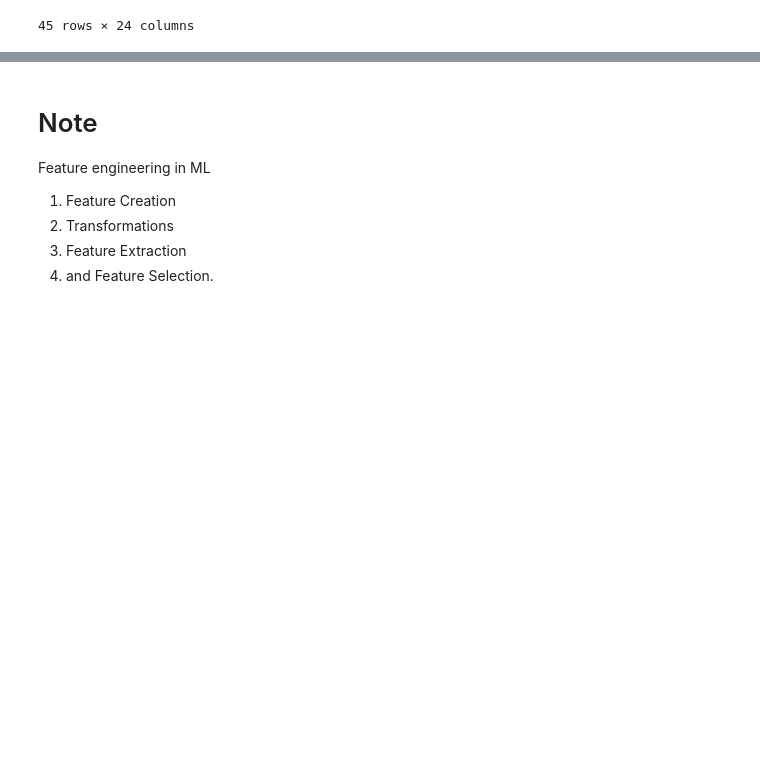
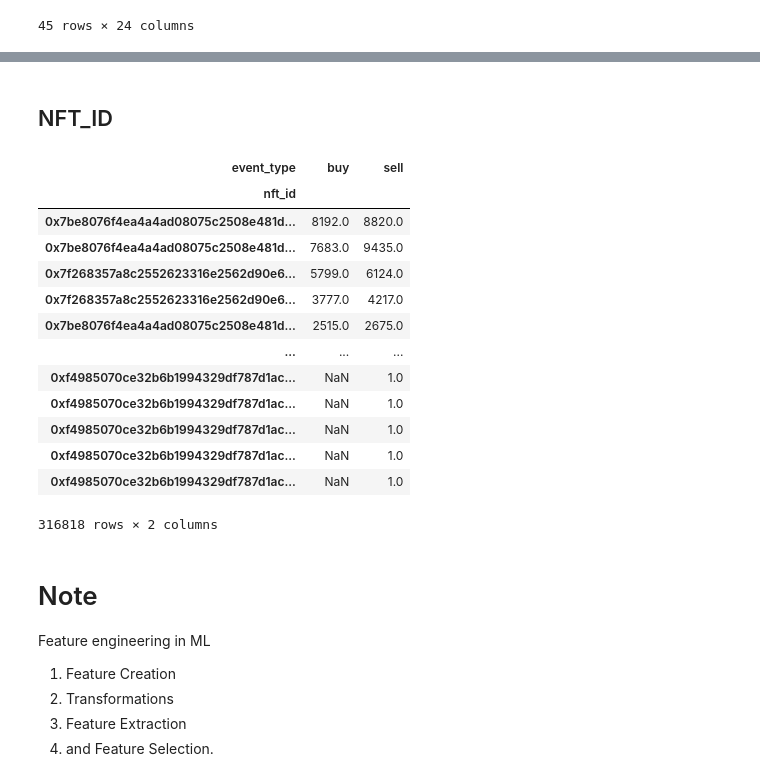
Before and after one commit to Cryptoro-DAO/OpenSea-API-crawler, a Jupyter notebook: Wallets Feature Engineering.ipynb, the cells around one changed output, grey strips where cells are left out. Drawn from its saved outputs; the diff is of its cells as text; code cells hidden in the pictures; blank space fills up the shorter version.

```diff
--- a/Wallets Feature Engineering.ipynb
+++ b/Wallets Feature Engineering.ipynb
@@ -749,3 +797,25 @@ wallets[wallets.token_seller_address == "0xfffa6fc6acc3dbe04b175862376f1c5ff88cf
+# %% [markdown]
+## NFT_ID
+# %%
+wallets["nft_id"] = wallets.contract_address + '-' + wallets.token_id
+# %%
+wallets.groupby(["nft_id", "event_type"], as_index=False).size().pivot(index="nft_id", columns="event_type", values="size") \
+    .sort_values(by=["buy", "sell"], ascending=False)
+# %% [output]
+| event_type | buy | sell |
+| nft_id |  |  |
+| 0x7be8076f4ea4a4ad08075c2508e481d... | 8192.0 | 8820.0 |
+| 0x7be8076f4ea4a4ad08075c2508e481d... | 7683.0 | 9435.0 |
+| 0x7f268357a8c2552623316e2562d90e6... | 5799.0 | 6124.0 |
+| 0x7f268357a8c2552623316e2562d90e6... | 3777.0 | 4217.0 |
+| 0x7be8076f4ea4a4ad08075c2508e481d... | 2515.0 | 2675.0 |
+| ... | ... | ... |
+| 0xf4985070ce32b6b1994329df787d1ac... | NaN | 1.0 |
+| 0xf4985070ce32b6b1994329df787d1ac... | NaN | 1.0 |
+| 0xf4985070ce32b6b1994329df787d1ac... | NaN | 1.0 |
+| 0xf4985070ce32b6b1994329df787d1ac... | NaN | 1.0 |
+| 0xf4985070ce32b6b1994329df787d1ac... | NaN | 1.0 |
+316818 rows × 2 columns
 # %% [markdown]
 # Note
 Feature engineering in ML
```
Also changed, not shown: parts of 4 cells of this notebook, 1 other file.
